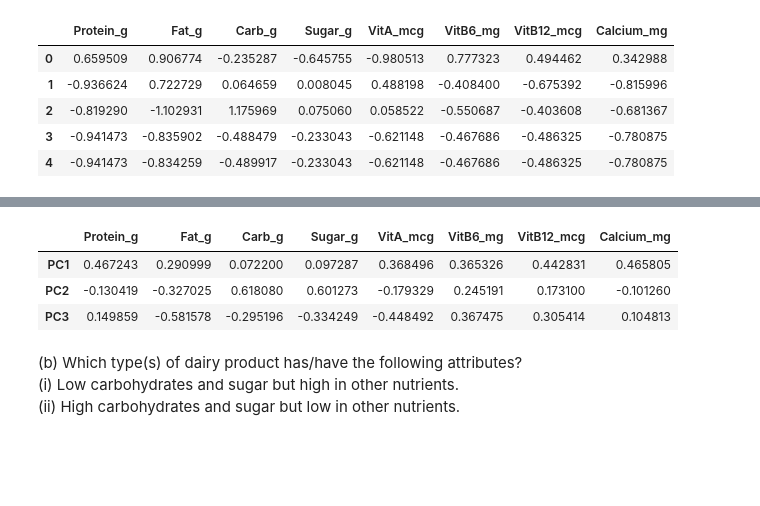
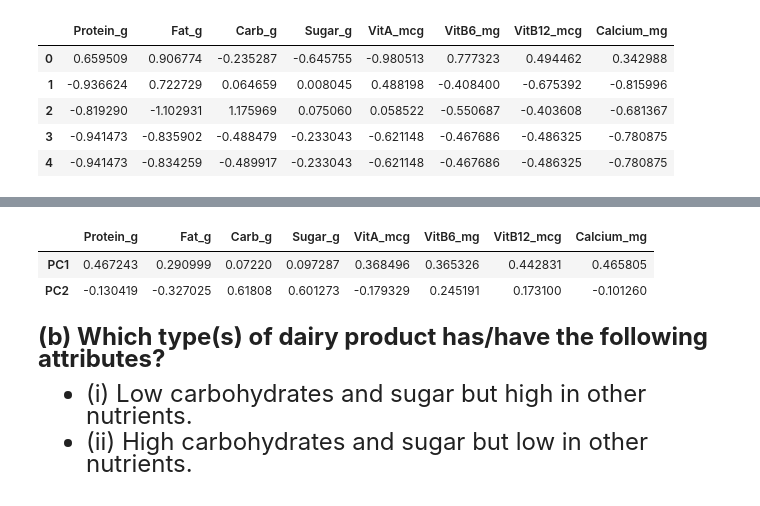
Before and after one commit to fwnriyx/poly, a Jupyter notebook: Math For AI/CA1/Q1.ipynb, the cells around one changed output, grey strips where cells are left out. Drawn from its saved outputs; the diff is of its cells as text; code cells hidden in the pictures; blank space fills up the shorter version.

```diff
--- a/Math For AI/CA1/Q1.ipynb
+++ b/Math For AI/CA1/Q1.ipynb
@@ -97,14 +172,13 @@ plt.show()
 # %%
-pca2 = PCA(n_components = 3).fit(scaled_data) # fit a PCA object to extract first 2 PCs
+pca2 = PCA(n_components = 2).fit(scaled_data) # fit a PCA object to extract first 2 PCs
 pca2_results = pca2.transform(scaled_data)
 pca_components_df = pd.DataFrame(pca2.components_, columns = scaled_data.columns) # Linear system for PC1 and PC2
-pca_components_df = pca_components_df.rename(index = {0:'PC1', 1:'PC2', 2: 'PC3'})
+pca_components_df = pca_components_df.rename(index = {0:'PC1', 1:'PC2'})
 pca_components_df
 # %% [output]
 |  | Protein_g | Fat_g | Carb_g | Sugar_g | VitA_mcg | VitB6_mg | VitB12_mcg | Calcium_mg |
-| PC1 | 0.467243 | 0.290999 | 0.072200 | 0.097287 | 0.368496 | 0.365326 | 0.442831 | 0.465805 |
-| PC2 | -0.130419 | -0.327025 | 0.618080 | 0.601273 | -0.179329 | 0.245191 | 0.173100 | -0.101260 |
-| PC3 | 0.149859 | -0.581578 | -0.295196 | -0.334249 | -0.448492 | 0.367475 | 0.305414 | 0.104813 |
+| PC1 | 0.467243 | 0.290999 | 0.07220 | 0.097287 | 0.368496 | 0.365326 | 0.442831 | 0.465805 |
+| PC2 | -0.130419 | -0.327025 | 0.61808 | 0.601273 | -0.179329 | 0.245191 | 0.173100 | -0.101260 |
 # %%
 # This function plots the loading plot.
 # Pass original data dataframe and returns of PCA to this function. Optional width, height and margin
@@ -138,6 +212,8 @@ def loadingplot(data, pca, width=5, height=5, margin=0.5):
 
     return ax
 # %% [markdown]
-(b) Which type(s) of dairy product has/have the following attributes?<br>
-(i) Low carbohydrates and sugar but high in other nutrients.<br>
-(ii) High carbohydrates and sugar but low in other nutrients.<br>
+<font size = 5>
+
+**(b) Which type(s) of dairy product has/have the following attributes?** <br>
+- (i) Low carbohydrates and sugar but high in other nutrients.<br>
+- (ii) High carbohydrates and sugar but low in other nutrients.<br>
```
Also changed, not shown: parts of 21 cells of this notebook, 1 other file.
